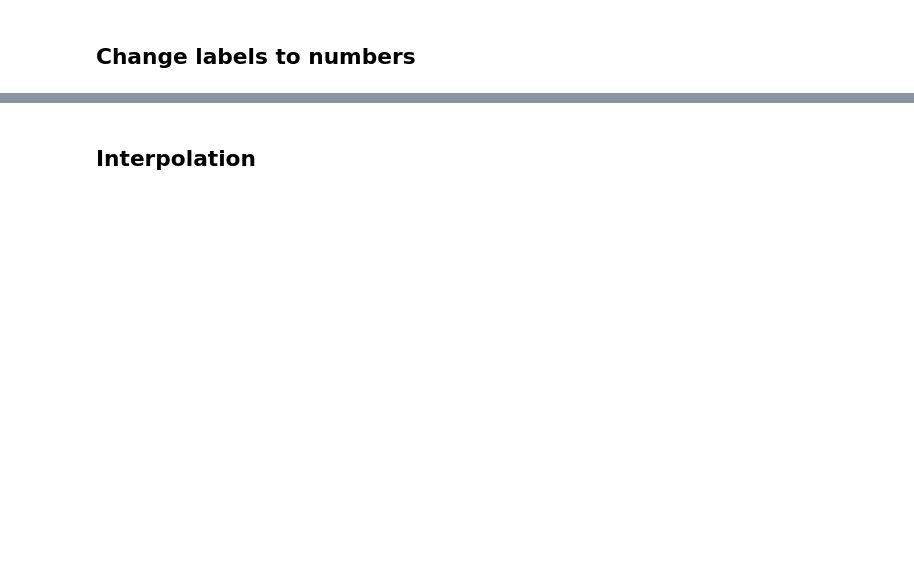
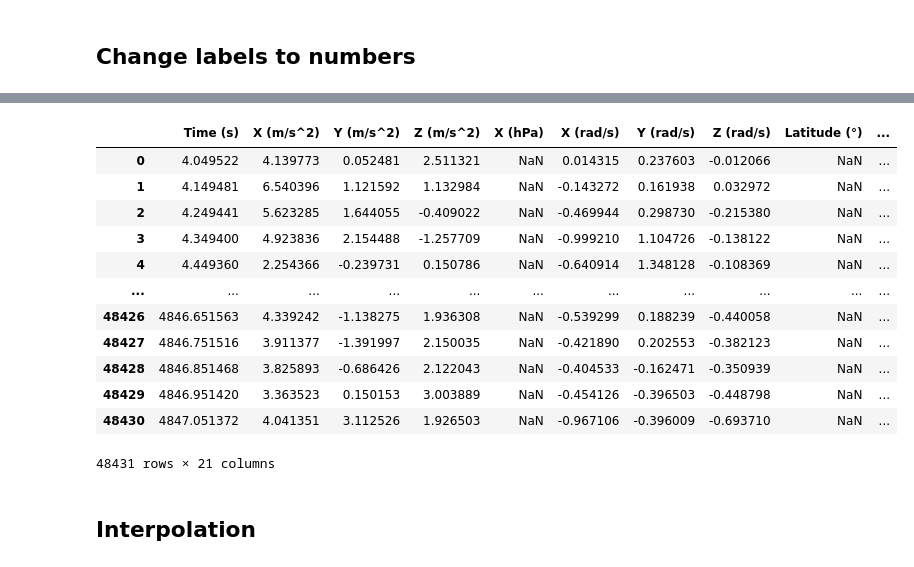
Before and after one commit to robertvanstraten/ml4qs, a Jupyter notebook: data_analysis.ipynb, the cells around one changed output, grey strips where cells are left out. Saved outputs shown, nothing was run; the diff lists cells and outputs as text; code cells hidden in the pictures; blank space fills up the shorter version.

```diff
--- a/data_analysis.ipynb
+++ b/data_analysis.ipynb
@@ -148,3 +170,27 @@ df['Label'] = df['Label'].astype('category').cat.codes
+# %%
+def remove_columns(df, columns):
+    return df.drop(columns=columns)
+
+# 'Latitude (°)' 'Longitude (°)' 'X (hPa)' nog evt
+columns = ['Velocity (m/s)', 'Direction (°)', 'Distance (cm)', 'Horizontal Accuracy (m)', 'Time_Until_Next_Label', 'Time_Since_Previous_Label', 'Time (s)']
+df_filt = df.drop(columns=columns)
+df_filt = df_filt.rename(columns={'Time (s).1': 'Time (s)'})
+# %%
+df_filt
+# %% [output]
+|  | Time (s) | X (m/s^2) | Y (m/s^2) | Z (m/s^2) | X (hPa) | X (rad/s) | Y (rad/s) | Z (rad/s) | Latitude (°) | ... |
+| 0 | 4.049522 | 4.139773 | 0.052481 | 2.511321 | NaN | 0.014315 | 0.237603 | -0.012066 | NaN | ... |
+| 1 | 4.149481 | 6.540396 | 1.121592 | 1.132984 | NaN | -0.143272 | 0.161938 | 0.032972 | NaN | ... |
+| 2 | 4.249441 | 5.623285 | 1.644055 | -0.409022 | NaN | -0.469944 | 0.298730 | -0.215380 | NaN | ... |
+| 3 | 4.349400 | 4.923836 | 2.154488 | -1.257709 | NaN | -0.999210 | 1.104726 | -0.138122 | NaN | ... |
+| 4 | 4.449360 | 2.254366 | -0.239731 | 0.150786 | NaN | -0.640914 | 1.348128 | -0.108369 | NaN | ... |
+| ... | ... | ... | ... | ... | ... | ... | ... | ... | ... | ... |
+| 48426 | 4846.651563 | 4.339242 | -1.138275 | 1.936308 | NaN | -0.539299 | 0.188239 | -0.440058 | NaN | ... |
+| 48427 | 4846.751516 | 3.911377 | -1.391997 | 2.150035 | NaN | -0.421890 | 0.202553 | -0.382123 | NaN | ... |
+| 48428 | 4846.851468 | 3.825893 | -0.686426 | 2.122043 | NaN | -0.404533 | -0.162471 | -0.350939 | NaN | ... |
+| 48429 | 4846.951420 | 3.363523 | 0.150153 | 3.003889 | NaN | -0.454126 | -0.396503 | -0.448798 | NaN | ... |
+| 48430 | 4847.051372 | 4.041351 | 3.112526 | 1.926503 | NaN | -0.967106 | -0.396009 | -0.693710 | NaN | ... |
+48431 rows × 21 columns
 # %% [markdown]
 ## Interpolation
 # %%
```
Also changed, not shown: parts of 12 cells of this notebook.
